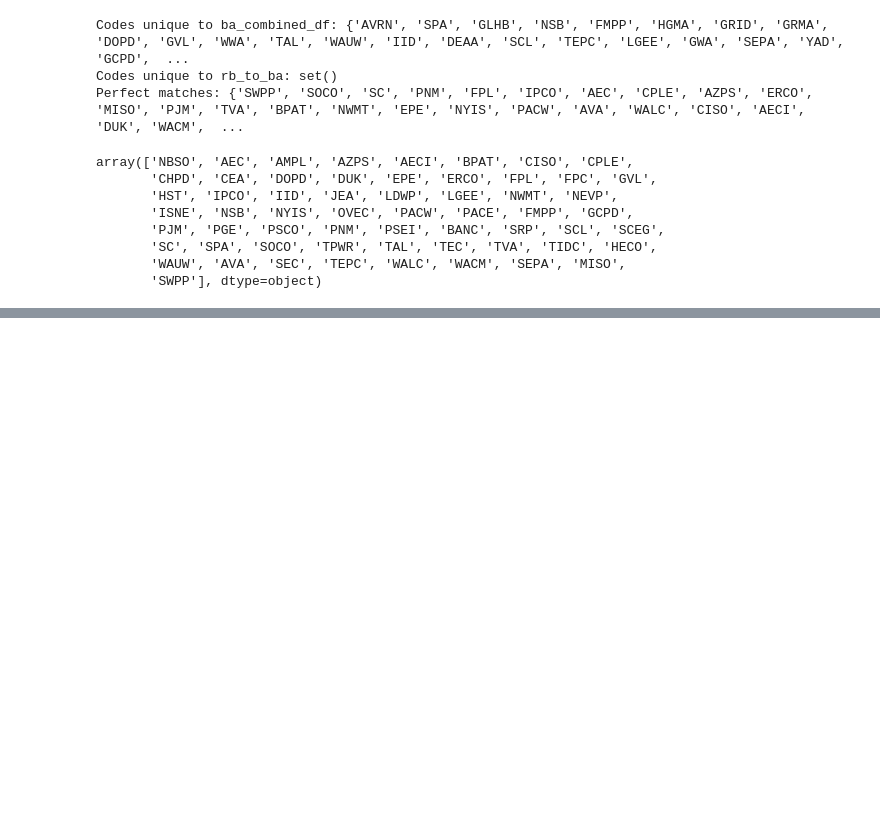
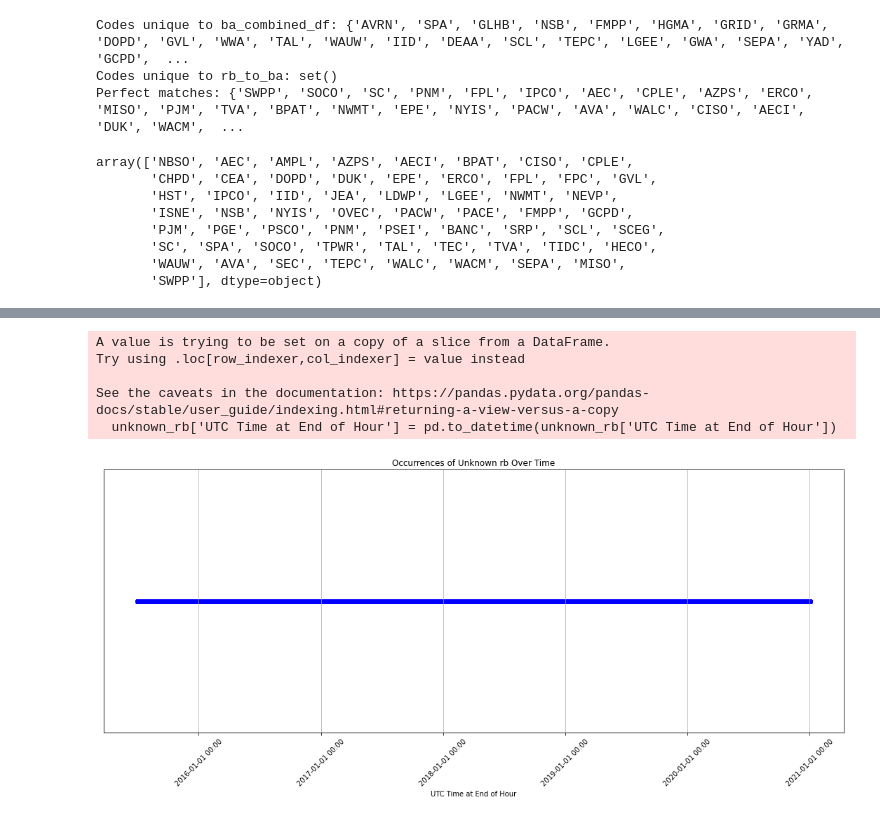
Before and after one commit to pandaanson/NYU-law-work, a Jupyter notebook: Demand_mapping.ipynb, the cells around one changed output, grey strips where cells are left out. Cells and saved outputs as stored; diff of their text form; code cells hidden in the pictures; blank space fills up the shorter version.

```diff
--- a/Demand_mapping.ipynb
+++ b/Demand_mapping.ipynb
@@ -296,7 +315,8 @@ for index, row in ba_combined_df.iterrows():
             # Ensure fraction is numeric and not NaN
             fraction = float(fraction) if not pd.isna(fraction) else 0.0
             demand = demand_mw * fraction
-            rb_value = ba_to_rb_mapping.get(ba_code, 'Unknown')
+            rb_value=aggregated_df.loc[aggregated_df['BA_Code'] == ba_code, 'rb'].iloc[0]
+
         else:
             rb_value = ba_to_rb_mapping.get(ba_code, 'Unknown')
             # If rb_value is a list, divide demand equally; else, use demand as is
@@ -329,0 +389,56 @@ aggregated_results.to_csv(data_and_output_dir+'output/aggregated_results.csv', i
+# %%
+import pandas as pd
+import matplotlib.pyplot as plt
+
+# Assuming 'aggregated_results' is loaded and contains a column 'rb' with 'Unknown' to denote unknown rb values
+
+# Filter for unknown 'rb' values
+unknown_rb = aggregated_results[aggregated_results['rb'] == 'Unknown']
+
+# Convert 'UTC Time at End of Hour' to datetime for proper sorting and grouping
+unknown_rb['UTC Time at End of Hour'] = pd.to_datetime(unknown_rb['UTC Time at End of Hour'])
+
+# Group by 'UTC Time at End of Hour' and count occurrences
+grouped_unknown = unknown_rb.groupby('UTC Time at End of Hour').size()
+
+# Ensure the index (which is 'UTC Time at End of Hour') is sorted
+grouped_unknown = grouped_unknown.sort_index()
+
+import matplotlib.pyplot as plt
+import matplotlib.dates as mdates
+
+# Assuming 'aggregated_results' is your DataFrame
+aggregated_results['UTC Time at End of Hour'] = pd.to_datetime(aggregated_results['UTC Time at End of Hour'], format='%m/%d/%Y %I:%M:%S %p')
+
+# Filter for entries with 'Unknown' rb
+unknown_rb_df = aggregated_results[aggregated_results['rb'] == 'Unknown']
+
+# Ensure the DataFrame is sorted by 'UTC Time at End of Hour'
+unknown_rb_df = unknown_rb_df.sort_values('UTC Time at End of Hour')
+
+plt.figure(figsize=(15, 7))
+
+# For a scatter plot with all points on the same line, use a constant value for Y, e.g., 0
+y_values = [0] * len(unknown_rb_df)  # Create a list of zeros with the same length as the dataframe
+
+plt.scatter(unknown_rb_df['UTC Time at End of Hour'], y_values, color='b')
+
+plt.title('Occurrences of Unknown rb Over Time')
+plt.xlabel('UTC Time at End of Hour')
+plt.gca().axes.get_yaxis().set_visible(False)  # Hide the Y-axis
+
+# Improve datetime x-axis formatting
+plt.gca().xaxis.set_major_formatter(mdates.DateFormatter('%Y-%m-%d %H:%M'))
+plt.gca().xaxis.set_major_locator(mdates.AutoDateLocator())
+
+plt.xticks(rotation=45)
+plt.grid(True, which='major', axis='x')  # Only show grid for X-axis
+plt.tight_layout()
+plt.show()
+# %% [output]
+A value is trying to be set on a copy of a slice from a DataFrame.
+Try using .loc[row_indexer,col_indexer] = value instead
+
+See the caveats in the documentation: https://pandas.pydata.org/pandas-docs/stable/user_guide/indexing.html#returning-a-view-versus-a-copy
+  unknown_rb['UTC Time at End of Hour'] = pd.to_datetime(unknown_rb['UTC Time at End of Hour'])
+[figure, added]
```
Also changed, not shown: parts of 5 cells of this notebook, 2 other files.
